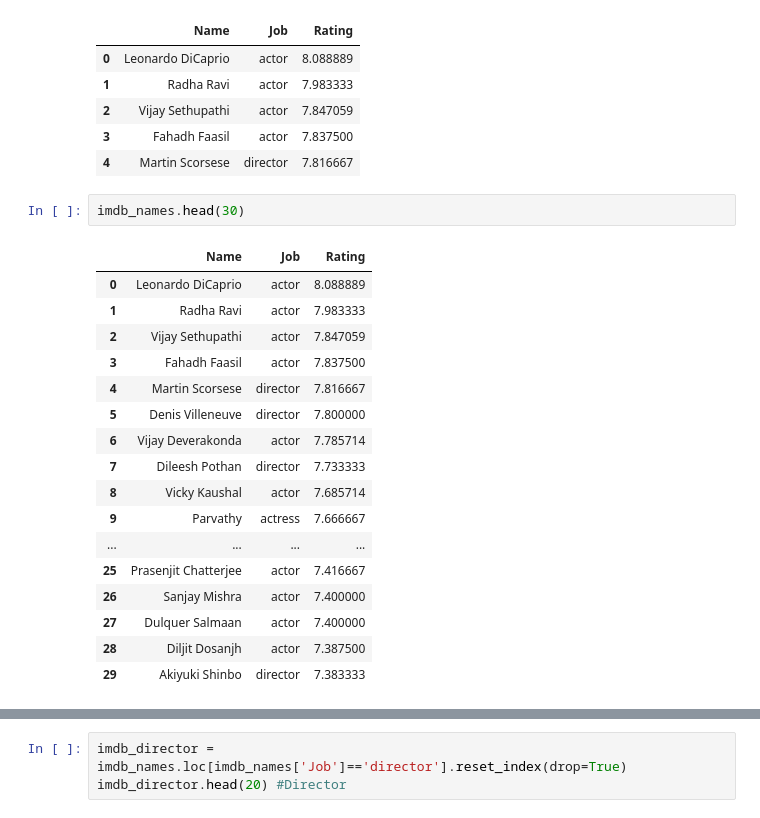
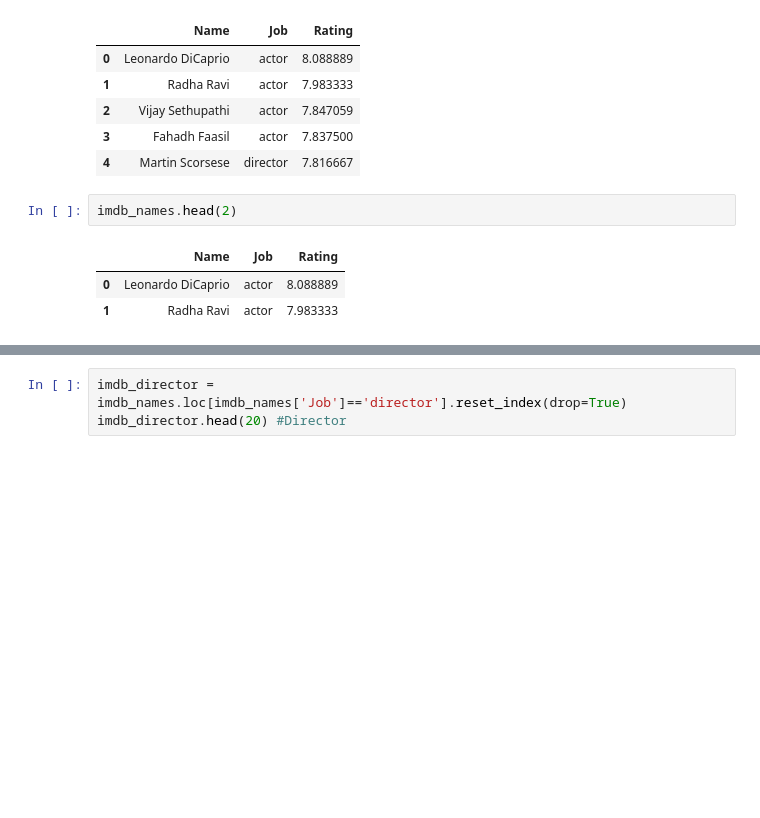
Before and after one commit to charlesmpan/FilmStudioMovieRec, a Jupyter notebook: final_notebook_cpan.ipynb, the cells around one changed output, grey strips where cells are left out. Drawn from its saved outputs; the diff is of its cells as text; blank space fills up the shorter version.

```diff
--- a/final_notebook_cpan.ipynb
+++ b/final_notebook_cpan.ipynb
@@ -757,24 +749,10 @@ imdb_names.head()
 | 3 | Fahadh Faasil | actor | 7.837500 |
 | 4 | Martin Scorsese | director | 7.816667 |
 # %%
-imdb_names.head(30)
+imdb_names.head(2)
 # %% [output]
 |  | Name | Job | Rating |
 | 0 | Leonardo DiCaprio | actor | 8.088889 |
 | 1 | Radha Ravi | actor | 7.983333 |
-| 2 | Vijay Sethupathi | actor | 7.847059 |
-| 3 | Fahadh Faasil | actor | 7.837500 |
-| 4 | Martin Scorsese | director | 7.816667 |
-| 5 | Denis Villeneuve | director | 7.800000 |
-| 6 | Vijay Deverakonda | actor | 7.785714 |
-| 7 | Dileesh Pothan | director | 7.733333 |
-| 8 | Vicky Kaushal | actor | 7.685714 |
-| 9 | Parvathy | actress | 7.666667 |
-| ... | ... | ... | ... |
-| 25 | Prasenjit Chatterjee | actor | 7.416667 |
-| 26 | Sanjay Mishra | actor | 7.400000 |
-| 27 | Dulquer Salmaan | actor | 7.400000 |
-| 28 | Diljit Dosanjh | actor | 7.387500 |
-| 29 | Akiyuki Shinbo | director | 7.383333 |
 # %%
 imdb_actors = imdb_names.loc[imdb_names['Job']=='actor'].reset_index(drop=True)
```
Also changed, not shown: parts of 36 cells of this notebook.
